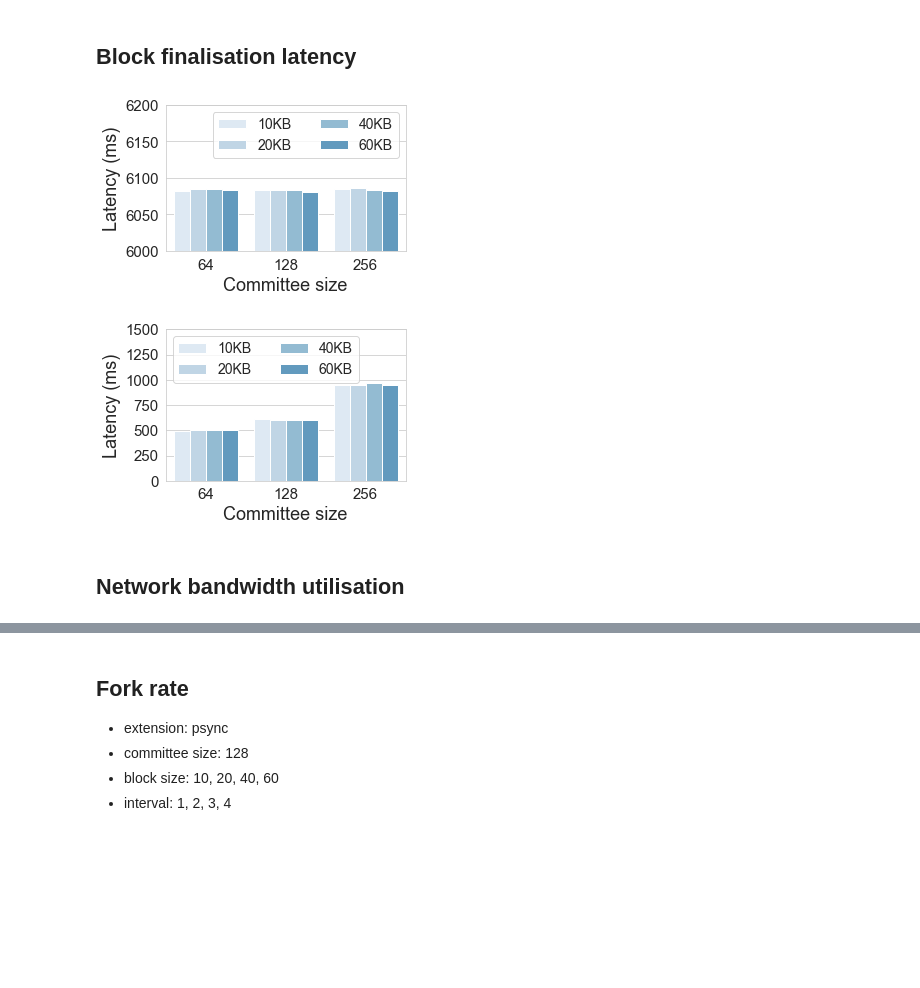
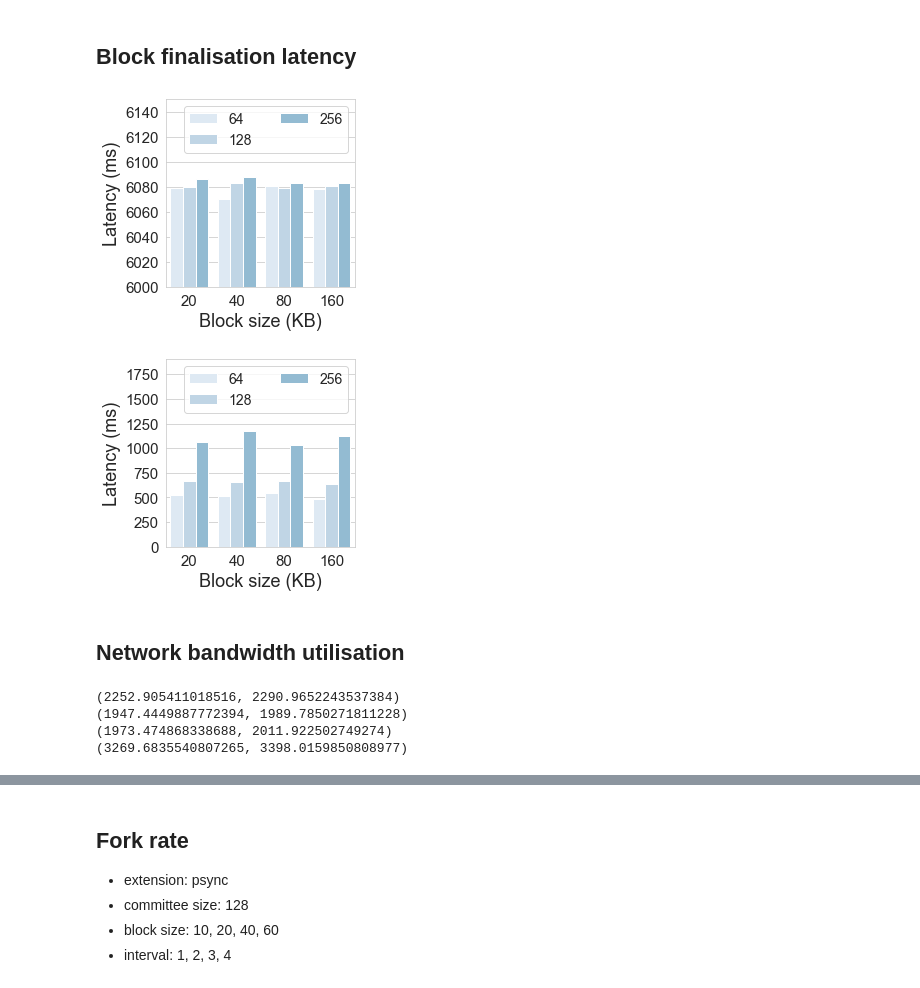
Before and after one commit to SebastianElvis/ebft, a Jupyter notebook: evaluation/analysis.ipynb, the cells around one changed output, grey strips where cells are left out. Cells and saved outputs as stored; diff of their text form; code cells hidden in the pictures; blank space fills up the shorter version.

Commit message:
more data

```diff
--- a/evaluation/analysis.ipynb
+++ b/evaluation/analysis.ipynb
@@ -267,46 +266,46 @@ committee_sizes = [64,128,256]
 latency = 5
 minerblocksizes = [10, 20, 40, 60]
 
 def plot_latency(df, extension):
-    plt.figure(figsize=(4.5, 3))
+    plt.figure(figsize=(3.8, 3.5))
     filtered_df = df[df['extension']==extension]
-    filtered_df = filtered_df.astype({"committee_size": int})
+    filtered_df = filtered_df.astype({"minerblocksize": int})
 
     sns.set_palette("Blues")
 #     for minerblocksize in minerblocksizes:
 #         lines = df[(df['extension']==extension) & (df['committee_size'].isin(committee_sizes)) & (df['latency']==latency) & (df['minerblocksize']==minerblocksize)]
 #         delay_means = lines['mean']
 #         delay_stds = lines['std']
 # #         plt.errorbar(committee_sizes, delay_means, yerr=delay_stds, label="%dMB" % minerblocksize)
 #         plt.plot(committee_sizes, delay_means, '-*', label="%dMB" % minerblocksize, markersize=15)
 
-    ax = sns.barplot(data=filtered_df, x='committee_size', y='mean', hue='minerblocksize')
+    ax = sns.barplot(data=filtered_df, x='minerblocksize', y='mean', hue='committee_size')
 
     if extension == 'syncorazor':
-        plt.ylim([3*2*1000, (3*2+0.2)*1000])
+        plt.ylim([3*2*1000, (3*2+0.15)*1000])
     else:
-        plt.ylim([0, 1500])
+        plt.ylim([0, 1900])
 
     plt.xticks(fontsize=15)
     plt.yticks(fontsize=15)
-    plt.xlabel('Committee size', fontsize=18)
+    plt.xlabel('Block size (KB)', fontsize=18)
     plt.ylabel('Latency (ms)', fontsize=18)
-    ax.legend(handles=ax.legend_.legendHandles, labels=['10KB', '20KB', '40KB', '60KB'], fontsize=14, ncol=2)
+    ax.legend(handles=ax.legend_.legendHandles, labels=['64', '128', '256'], fontsize=14, ncol=2)
     plt.tight_layout()
     plt.savefig(PAPER_FIG_PATH / ('latency-%s.pdf' % extension))
     plt.show()
 
 plot_latency(latency_df, 'syncorazor')
 plot_latency(latency_df, 'psyncorazor')
 
 # TODO (RH): add pipeline
 # %% [output]
-[figure, old version]
+[figure, new version]
-[figure, old version]
+[figure, new version]
 # %% [markdown]
 ## Network bandwidth utilisation
 # %%
-def get_bw_util(extension, committee_size, latency, minerblocksize, block_interval=4, epoch_size=1):
+def get_bw_util(extension, committee_size, latency, minerblocksize, block_interval=1, epoch_size=1):
     _, dfiles = get_files(extension, committee_size, latency, minerblocksize, block_interval, epoch_size)
     recvs, sends = [], []
     for dfile in dfiles:
@@ -334,8 +333,17 @@ def save_bw_util(extensions, committee_sizes, latencies, minerblocksizes):
     df.to_csv(DATA_PATH / 'bw_util.csv')
     return df
 
-# bw_df = save_bw_util(['syncorazor', 'psyncorazor'], [64,128,256], [2], [10,20,40,60])
+# bw_df = save_bw_util(['syncorazor', 'psyncorazor'], [64,128,256], [2], [20,40,80,160])
 # bw_df
+
+
+for minerblocksize in [20,40,80,160]:
+    print(get_bw_util('none', 64, 2, minerblocksize, block_interval=1, epoch_size=1))
+# %% [output]
+(2252.905411018516, 2290.9652243537384)
+(1947.4449887772394, 1989.7850271811228)
+(1973.474868338688, 2011.922502749274)
+(3269.6835540807265, 3398.0159850808977)
 # %%
 bw_df = pd.read_csv(DATA_PATH / 'bw_util.csv')
 
```
Also changed, not shown: parts of 7 cells of this notebook, 5 other files.
